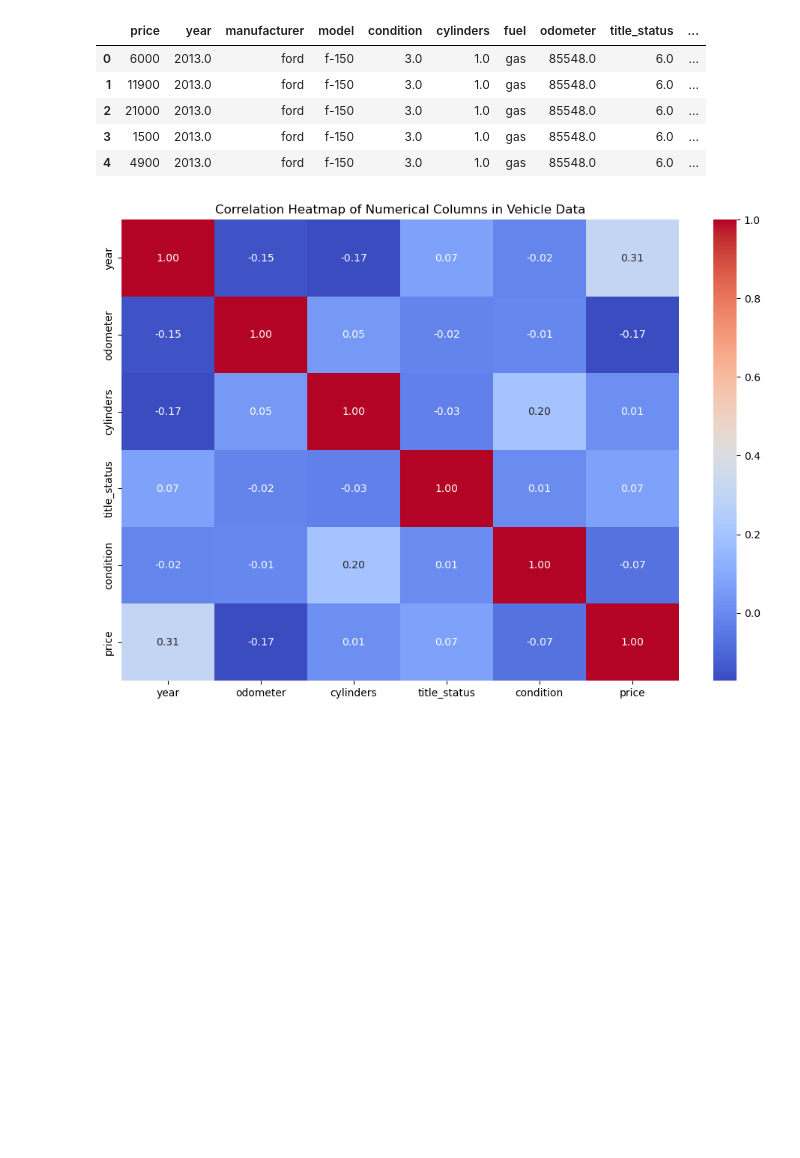
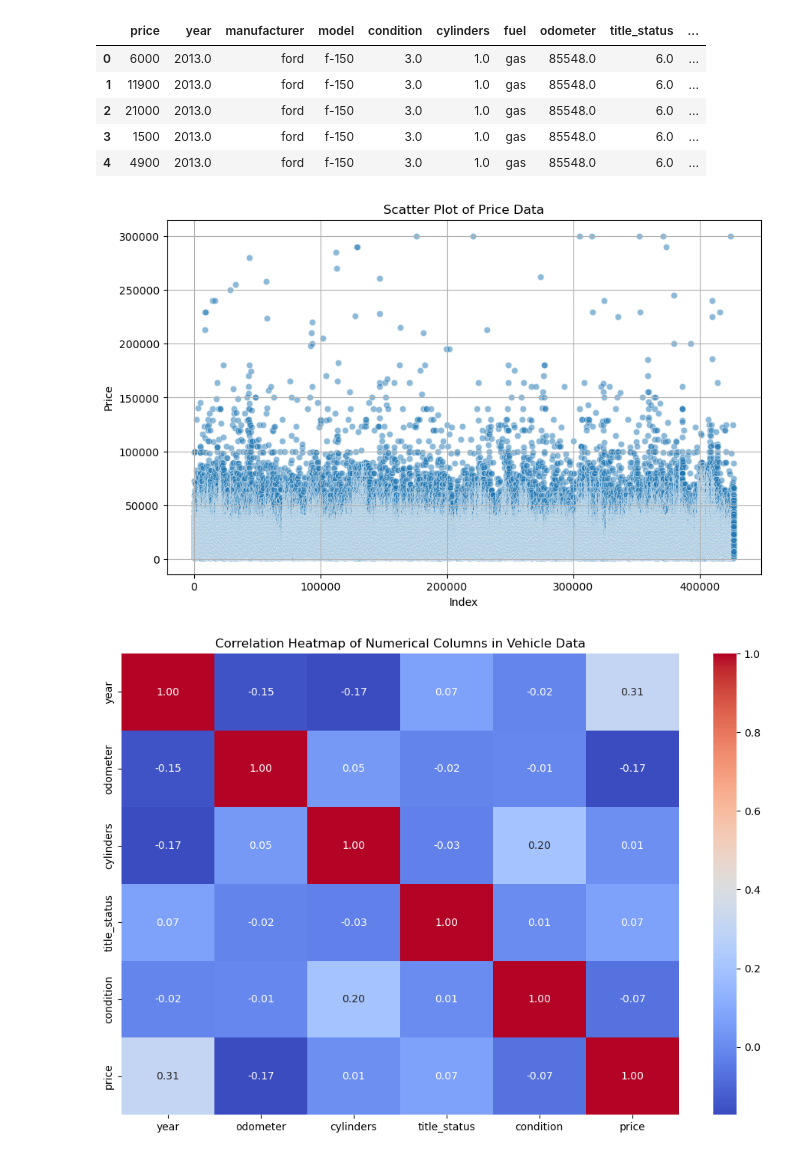
Before and after one commit to anjana250/price_of_car, a Jupyter notebook: practical_application_II_starter/Price_of_Car_final.ipynb, the cells around one changed output. Saved outputs shown, nothing was run; the diff lists cells and outputs as text; code cells hidden in the pictures; blank space fills up the shorter version.

```diff
--- a/practical_application_II_starter/Price_of_Car_final.ipynb
+++ b/practical_application_II_starter/Price_of_Car_final.ipynb
@@ -252,6 +264,17 @@ df.head()
 | 2 | 21000 | 2013.0 | ford | f-150 | 3.0 | 1.0 | gas | 85548.0 | 6.0 | ... |
 | 3 | 1500 | 2013.0 | ford | f-150 | 3.0 | 1.0 | gas | 85548.0 | 6.0 | ... |
 | 4 | 4900 | 2013.0 | ford | f-150 | 3.0 | 1.0 | gas | 85548.0 | 6.0 | ... |
+# %%
+# Create a scatter plot of price data using Seaborn
+plt.figure(figsize=(10, 6))
+sns.scatterplot(x=df.index, y='price', data=df, alpha=0.5)
+plt.title('Scatter Plot of Price Data')
+plt.xlabel('Index')
+plt.ylabel('Price')
+plt.grid(True)
+plt.show()
+# %% [output]
+[figure, added]
 # %%
 # Calculate the correlation matrix
 corr_cols = ['year', 'odometer','cylinders','title_status','condition', 'price']
```
Also changed, not shown: parts of 20 cells of this notebook, 4 other files.
